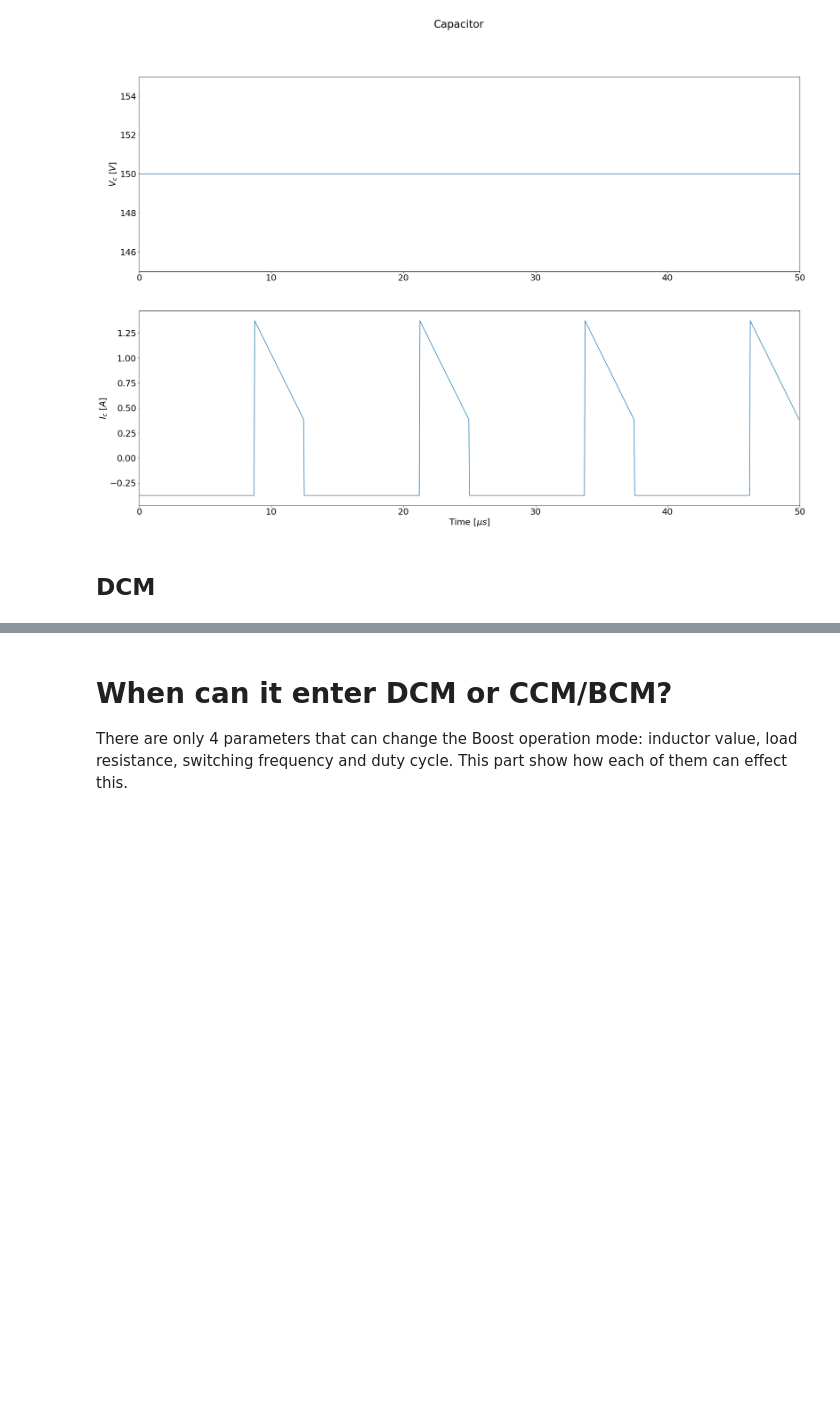
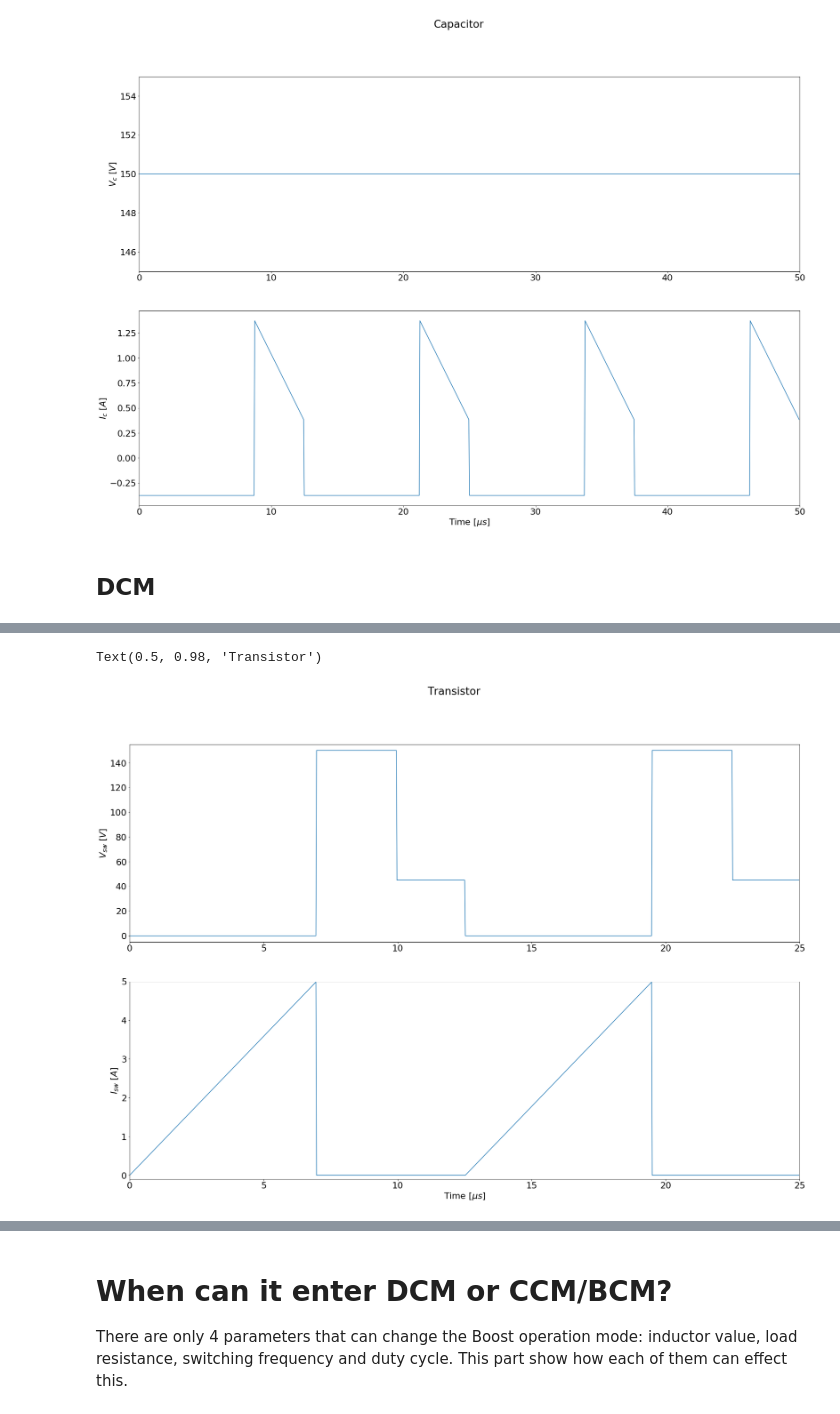
Before and after one commit to HDialani/Boost-converter, a Jupyter notebook: Basics_of_boost_converter/Basics_of_Boost_converter.ipynb, the cells around one changed output, grey strips where cells are left out. Saved outputs shown, nothing was run; the diff lists cells and outputs as text; code cells hidden in the pictures; blank space fills up the shorter version.

```diff
--- a/Basics_of_boost_converter/Basics_of_Boost_converter.ipynb
+++ b/Basics_of_boost_converter/Basics_of_Boost_converter.ipynb
@@ -271,0 +294,10 @@ plt.show()
+# %%
+V_sw=[]
+
+for i in range(N):
+    V_intermediate1=np.array(np.ones(len(np.arange(0,D*Ts,N*Ts/S)))* 0)
+    V_sw.extend(V_intermediate1)
+    V_intermediate2=np.array(np.ones(len(np.arange(Ts/S,(Delta1)*Ts,N*Ts/S)))*(V_out))
+    V_sw.extend(V_intermediate2)
+    V_intermediate3=np.array(np.ones(len(np.arange(Ts/S,(1-D-Delta1)*Ts,N*Ts/S)))*(V_in))
+    V_sw.extend(V_intermediate3)
@@ -271,0 +306,15 @@ plt.show()
+# %%
+I_ripple=2.5
+# %%
+I_sw=[]
+I_intermediate1=[]
+I_intermediate2=[]
+I_intermediate3=[]
+
+for i in range(N):
+    I_intermediate1=np.array(0+(np.arange(0,D*Ts,N*Ts/S))* 2*I_ripple/(D*Ts))
+    I_sw.extend(I_intermediate1)
+    I_intermediate2=np.array(np.ones(len(np.arange(Ts/S,(Delta1)*Ts,N*Ts/S)))*0)
+    I_sw.extend(I_intermediate2)
+    I_intermediate3=np.array(np.ones(len(np.arange(Ts/S,(1-D-Delta1)*Ts,N*Ts/S)))*0)
+    I_sw.extend(I_intermediate3)
@@ -271,0 +323,21 @@ plt.show()
+# %%
+plt.figure(1)
+plt.rcParams['figure.figsize'] = [30, 20]
+plt.rcParams.update({'font.size': 22})
+plt.subplot(211)
+plt.plot(1e6 * X, V_sw)
+plt.xlim([0, N * 1e6 * Ts])
+plt.ylim([-5, V_out + 5])
+# plt.xlabel('Time [$\mu s$]')
+plt.ylabel('$V_{sw}$ [$V$]')
+
+plt.subplot(212)
+plt.plot(1e6 * X, I_sw)
+plt.xlim([0, N * 1e6 * Ts])
+plt.ylim([-0.1, (2*I_ripple) ])
+plt.xlabel('Time [$\mu s$]')
+plt.ylabel('$I_{sw}$ [$A$]')
+plt.suptitle('Transistor')
+# %% [output]
+Text(0.5, 0.98, 'Transistor')
+[figure, added]
```
Also changed, not shown: parts of 18 cells of this notebook.
